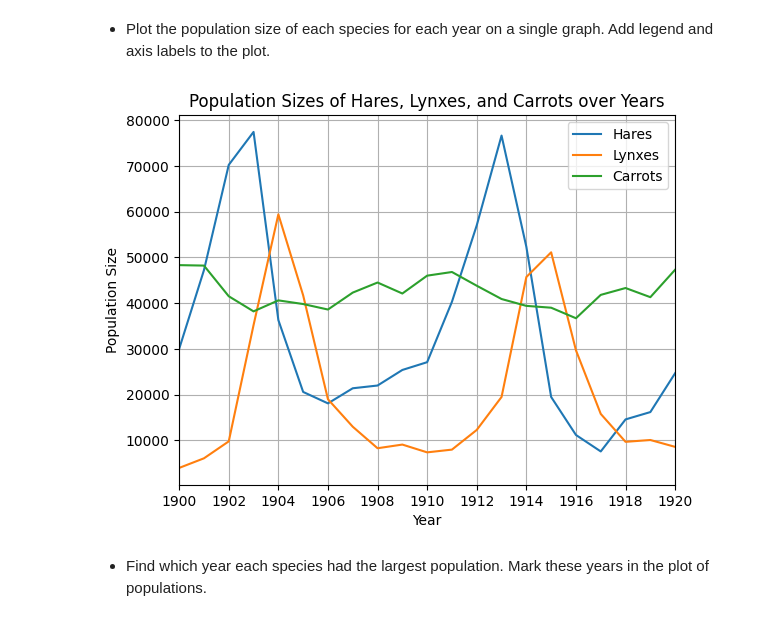
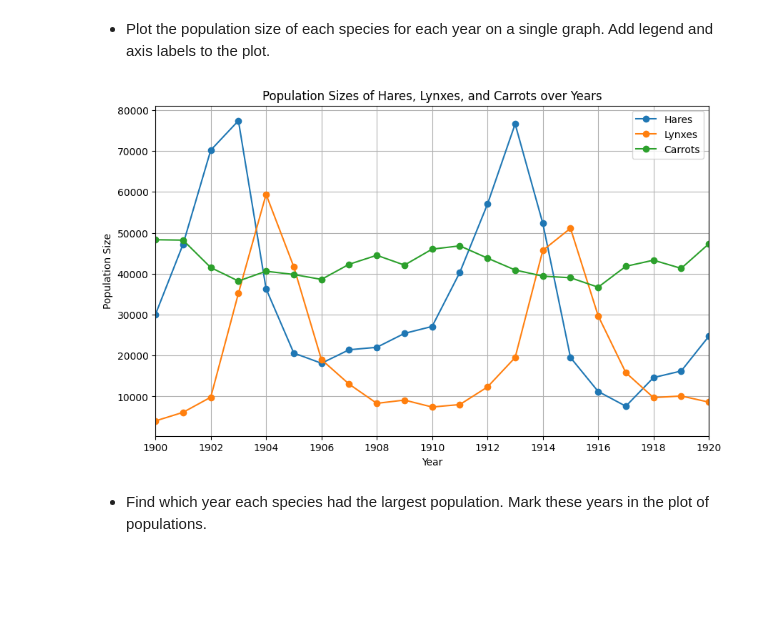
Before and after one commit to placeforyourad/Statprak, a Jupyter notebook: 2_numpy+matplotlib_.ipynb, the cells around one changed output. Saved outputs shown, nothing was run; the diff lists cells and outputs as text; code cells hidden in the pictures; blank space fills up the shorter version.

```diff
--- a/2_numpy+matplotlib_.ipynb
+++ b/2_numpy+matplotlib_.ipynb
@@ -887,34 +887,33 @@ np.loadtxt('http://www.scipy-lectures.org/_downloads/populations.txt')
 and do the following exercises **without for-loops**.
 # %% [markdown]
 - Plot the population size of each species for each year on a single graph. Add legend and axis labels to the plot.
-# %%
-import pandas as pd
-import matplotlib.pyplot as plt
-
-data = {
-    'year': [1900, 1901, 1902, 1903, 1904, 1905, 1906, 1907, 1908, 1909, 1910, 1911, 1912, 1913, 1914, 1915, 1916, 1917, 1918, 1919, 1920],
-    'hare': [30e3, 47.2e3, 70.2e3, 77.4e3, 36.3e3, 20.6e3, 18.1e3, 21.4e3, 22e3, 25.4e3, 27.1e3, 40.3e3, 57e3, 76.6e3, 52.3e3, 19.5e3, 11.2e3, 7.6e3, 14.6e3, 16.2e3, 24.7e3],
-    'lynx': [4e3, 6.1e3, 9.8e3, 35.2e3, 59.4e3, 41.7e3, 19e3, 13e3, 8.3e3, 9.1e3, 7.4e3, 8e3, 12.3e3, 19.5e3, 45.7e3, 51.1e3, 29.7e3, 15.8e3, 9.7e3, 10.1e3, 8.6e3],
-    'carrot': [48300, 48200, 41500, 38200, 40600, 39800, 38600, 42300, 44500, 42100, 46000, 46800, 43800, 40900, 39400, 39000, 36700, 41800, 43300, 41300, 47300]
-}
-
-df = pd.DataFrame(data)
-
-plt.plot(df['year'], df['hare'], label='Hares')
-plt.plot(df['year'], df['lynx'], label='Lynxes')
-plt.plot(df['year'], df['carrot'], label='Carrots')
-
-plt.xlabel('Year')
-plt.ylabel('Population Size')
-plt.title('Population Sizes of Hares, Lynxes, and Carrots over Years')
-plt.xlim(1900,1920)
-plt.legend()
-plt.grid(True)
-plt.xticks(range(1900, 1921, 2))
-
-plt.show()
-# %% [output]
-[figure, removed]
+# %%
+import pandas as pd
+import matplotlib.pyplot as plt
+
+
+data = np.loadtxt('http://www.scipy-lectures.org/_downloads/populations.txt')
+years = data[:, 0]
+hare = data[:, 1]
+lynx = data[:, 2]
+carrot = data[:, 3]
+
+plt.figure(figsize=(10, 6))
+plt.plot(years, hare, label='Hares', marker='o')
+plt.plot(years, lynx, label='Lynxes', marker='o')
+plt.plot(years, carrot, label='Carrots', marker='o')
+
+plt.xlabel('Year')
+plt.ylabel('Population Size')
+plt.title('Population Sizes of Hares, Lynxes, and Carrots over Years')
+plt.xlim(1900,1920)
+plt.legend()
+plt.grid(True)
+plt.xticks(range(1900, 1921, 2))
+
+plt.show()
+# %% [output]
+[figure, added]
 # %% [markdown]
 - Find which year each species had the largest population. Mark these years in the plot of populations.
 # %%
```
Also changed, not shown: parts of 8 cells of this notebook.
